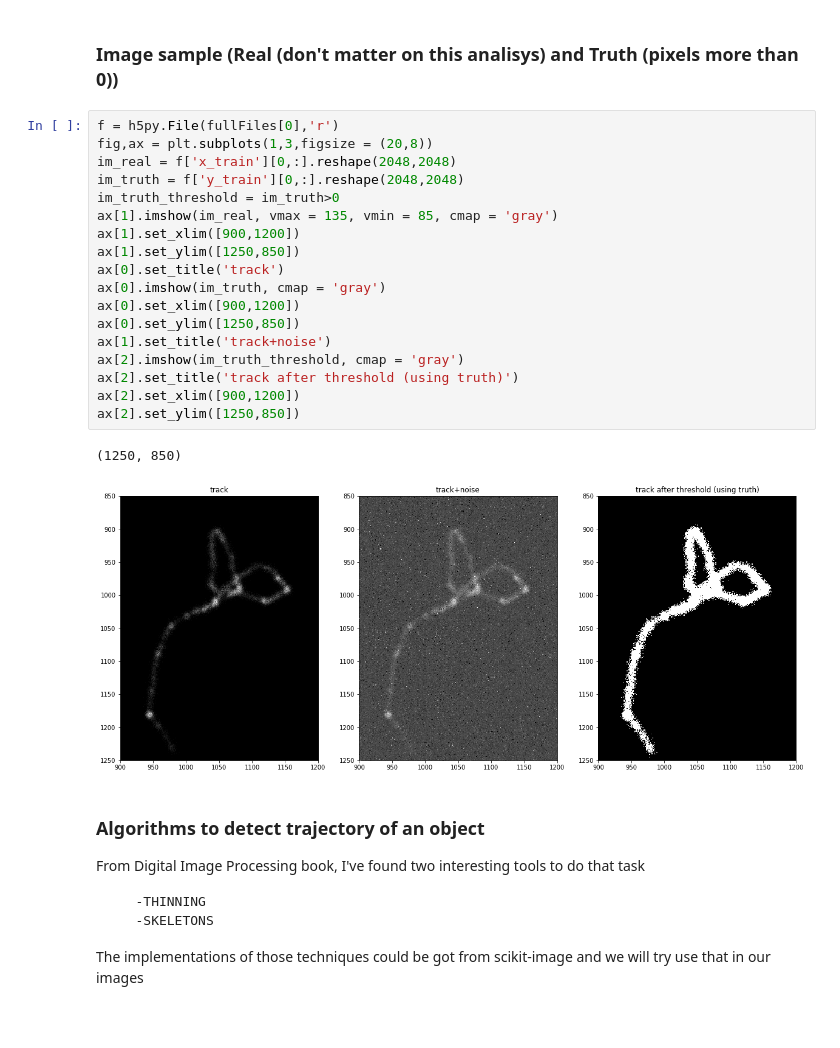
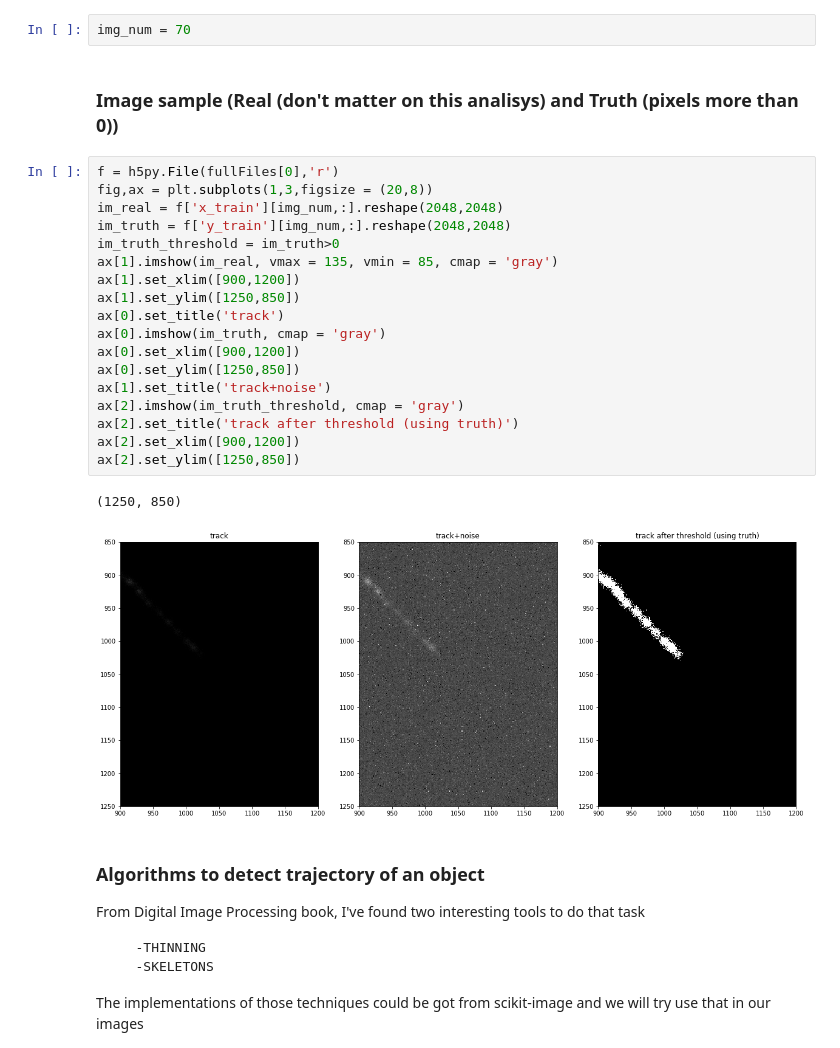
Before and after one commit to Gui1402/filtering_cygnus, a Jupyter notebook: notebooks/track_sim_study.ipynb, the cells around one changed output. Saved outputs shown, nothing was run; the diff lists cells and outputs as text; blank space fills up the shorter version.

Commit message:
Studying track simulation features
This notebook was created in order to study the simulation images from
garfield c++

```diff
--- a/notebooks/track_sim_study.ipynb
+++ b/notebooks/track_sim_study.ipynb
@@ -20,29 +20,31 @@ fullFiles  = glob.glob(folder + '/*.h5')
 fullFiles
 # %% [output]
 ['../data/Runs001/first_simulations.h5']
+# %%
+img_num = 70
 # %% [markdown]
 ### Image sample (Real (don't matter on this analisys) and Truth (pixels more than 0))
 # %%
 f = h5py.File(fullFiles[0],'r')
 fig,ax = plt.subplots(1,3,figsize = (20,8))
-im_real = f['x_train'][0,:].reshape(2048,2048)
-im_truth = f['y_train'][0,:].reshape(2048,2048)
+im_real = f['x_train'][img_num,:].reshape(2048,2048)
+im_truth = f['y_train'][img_num,:].reshape(2048,2048)
 im_truth_threshold = im_truth>0
 ax[1].imshow(im_real, vmax = 135, vmin = 85, cmap = 'gray')
 ax[1].set_xlim([900,1200])
 ax[1].set_ylim([1250,850])
 ax[0].set_title('track')
 ax[0].imshow(im_truth, cmap = 'gray')
 ax[0].set_xlim([900,1200])
 ax[0].set_ylim([1250,850])
 ax[1].set_title('track+noise')
 ax[2].imshow(im_truth_threshold, cmap = 'gray')
 ax[2].set_title('track after threshold (using truth)')
 ax[2].set_xlim([900,1200])
 ax[2].set_ylim([1250,850])
 # %% [output]
 (1250, 850)
-[figure, old version]
+[figure, new version]
 # %% [markdown]
 ### Algorithms to detect trajectory of an object
 
```
Also changed, not shown: parts of 6 cells of this notebook.
